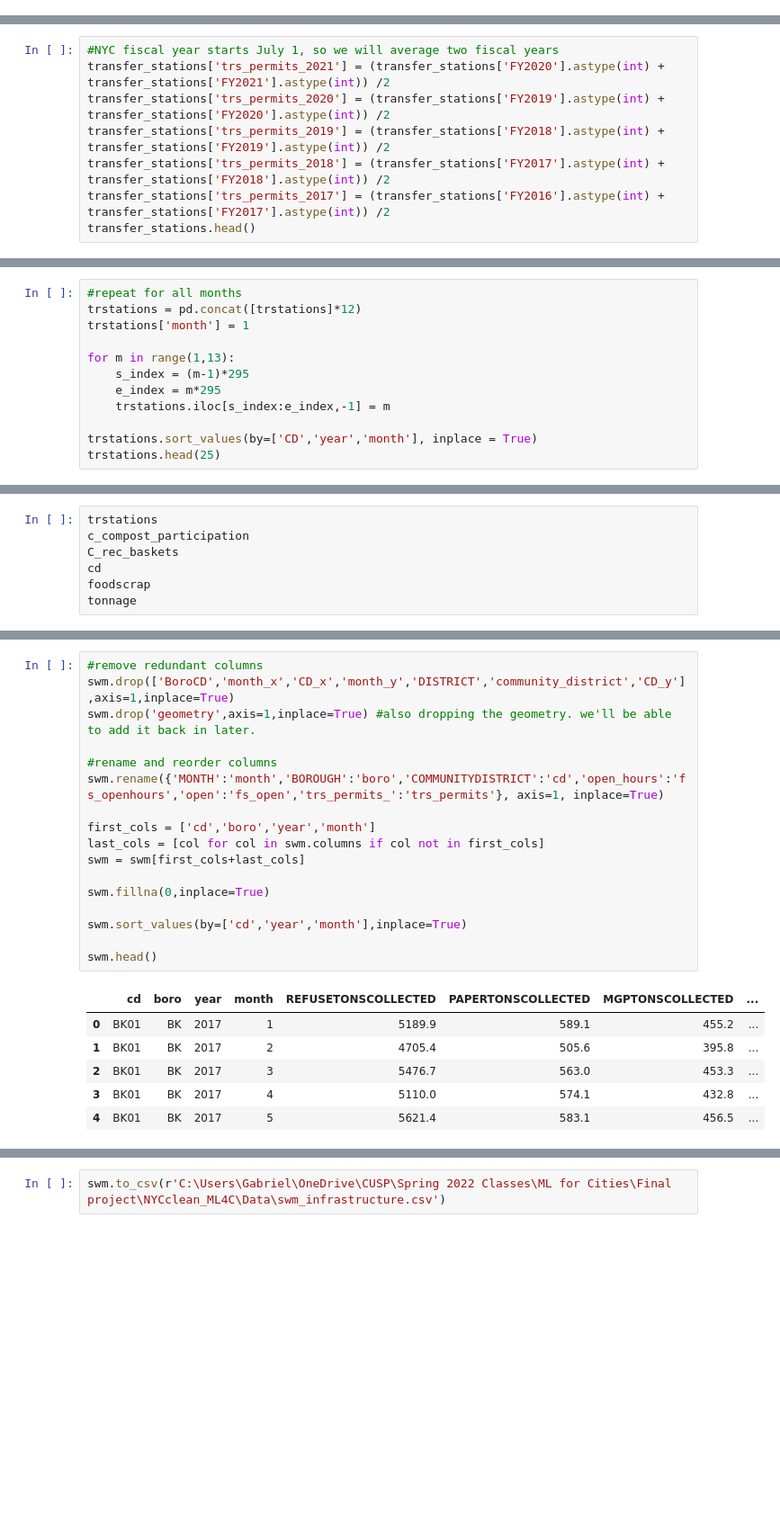
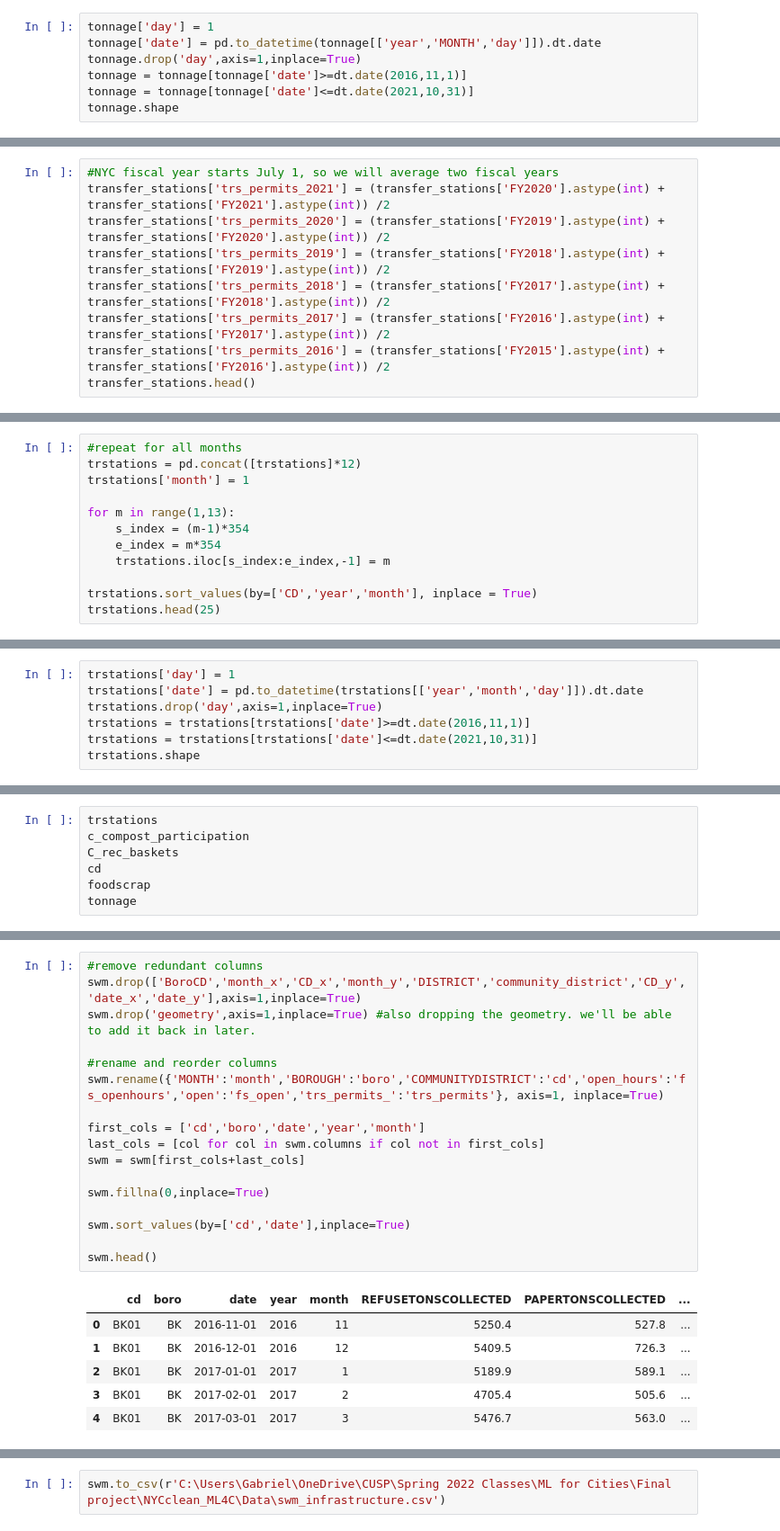
Before and after one commit to glpincus/NYCclean_ML4C, a Jupyter notebook: SWMpreprocessing.ipynb, the cells around one changed output, grey strips where cells are left out. Shown: that part at 90% size. Drawn from its saved outputs; the diff is of its cells as text; blank space fills up the shorter version.

```diff
--- a/SWMpreprocessing.ipynb
+++ b/SWMpreprocessing.ipynb
@@ -371,0 +407,7 @@ tonnage = tonnage[(tonnage['year'] >= 2017) & (tonnage['year']<2022)]
+# %%
+tonnage['day'] = 1
+tonnage['date'] = pd.to_datetime(tonnage[['year','MONTH','day']]).dt.date
+tonnage.drop('day',axis=1,inplace=True)
+tonnage = tonnage[tonnage['date']>=dt.date(2016,11,1)]
+tonnage = tonnage[tonnage['date']<=dt.date(2021,10,31)]
+tonnage.shape
@@ -432,6 +476,7 @@ transfer_stations['trs_permits_2020'] = (transfer_stations['FY2019'].astype(int)
 transfer_stations['trs_permits_2019'] = (transfer_stations['FY2018'].astype(int) + transfer_stations['FY2019'].astype(int)) /2
 transfer_stations['trs_permits_2018'] = (transfer_stations['FY2017'].astype(int) + transfer_stations['FY2018'].astype(int)) /2
 transfer_stations['trs_permits_2017'] = (transfer_stations['FY2016'].astype(int) + transfer_stations['FY2017'].astype(int)) /2
+transfer_stations['trs_permits_2016'] = (transfer_stations['FY2015'].astype(int) + transfer_stations['FY2016'].astype(int)) /2
 transfer_stations.head()
 # %% [output]
 A value is trying to be set on a copy of a slice from a DataFrame.
@@ -527,8 +572,8 @@ trstations = pd.concat([trstations]*12)
 trstations['month'] = 1
 
 for m in range(1,13):
-    s_index = (m-1)*295
-    e_index = m*295
+    s_index = (m-1)*354
+    e_index = m*354
     trstations.iloc[s_index:e_index,-1] = m
 
 trstations.sort_values(by=['CD','year','month'], inplace = True)
@@ -553,0 +599,7 @@ trstations.head(25)
+# %%
+trstations['day'] = 1
+trstations['date'] = pd.to_datetime(trstations[['year','month','day']]).dt.date
+trstations.drop('day',axis=1,inplace=True)
+trstations = trstations[trstations['date']>=dt.date(2016,11,1)]
+trstations = trstations[trstations['date']<=dt.date(2021,10,31)]
+trstations.shape
@@ -728,27 +781,27 @@ swm.head()
 # %%
 #remove redundant columns
-swm.drop(['BoroCD','month_x','CD_x','month_y','DISTRICT','community_district','CD_y'],axis=1,inplace=True)
+swm.drop(['BoroCD','month_x','CD_x','month_y','DISTRICT','community_district','CD_y','date_x','date_y'],axis=1,inplace=True)
 swm.drop('geometry',axis=1,inplace=True) #also dropping the geometry. we'll be able to add it back in later.
 
 #rename and reorder columns
 swm.rename({'MONTH':'month','BOROUGH':'boro','COMMUNITYDISTRICT':'cd','open_hours':'fs_openhours','open':'fs_open','trs_permits_':'trs_permits'}, axis=1, inplace=True)
 
-first_cols = ['cd','boro','year','month']
+first_cols = ['cd','boro','date','year','month']
 last_cols = [col for col in swm.columns if col not in first_cols]
 swm = swm[first_cols+last_cols]
 
 swm.fillna(0,inplace=True)
 
-swm.sort_values(by=['cd','year','month'],inplace=True)
+swm.sort_values(by=['cd','date'],inplace=True)
 
 swm.head()
 # %% [output]
-|  | cd | boro | year | month | REFUSETONSCOLLECTED | PAPERTONSCOLLECTED | MGPTONSCOLLECTED | ... |
-| 0 | BK01 | BK | 2017 | 1 | 5189.9 | 589.1 | 455.2 | ... |
-| 1 | BK01 | BK | 2017 | 2 | 4705.4 | 505.6 | 395.8 | ... |
-| 2 | BK01 | BK | 2017 | 3 | 5476.7 | 563.0 | 453.3 | ... |
-| 3 | BK01 | BK | 2017 | 4 | 5110.0 | 574.1 | 432.8 | ... |
-| 4 | BK01 | BK | 2017 | 5 | 5621.4 | 583.1 | 456.5 | ... |
+|  | cd | boro | date | year | month | REFUSETONSCOLLECTED | PAPERTONSCOLLECTED | ... |
+| 0 | BK01 | BK | 2016-11-01 | 2016 | 11 | 5250.4 | 527.8 | ... |
+| 1 | BK01 | BK | 2016-12-01 | 2016 | 12 | 5409.5 | 726.3 | ... |
+| 2 | BK01 | BK | 2017-01-01 | 2017 | 1 | 5189.9 | 589.1 | ... |
+| 3 | BK01 | BK | 2017-02-01 | 2017 | 2 | 4705.4 | 505.6 | ... |
+| 4 | BK01 | BK | 2017-03-01 | 2017 | 3 | 5476.7 | 563.0 | ... |
 # %%
 swm.shape
 # %% [output]
```
Also changed, not shown: parts of 20 cells of this notebook.
